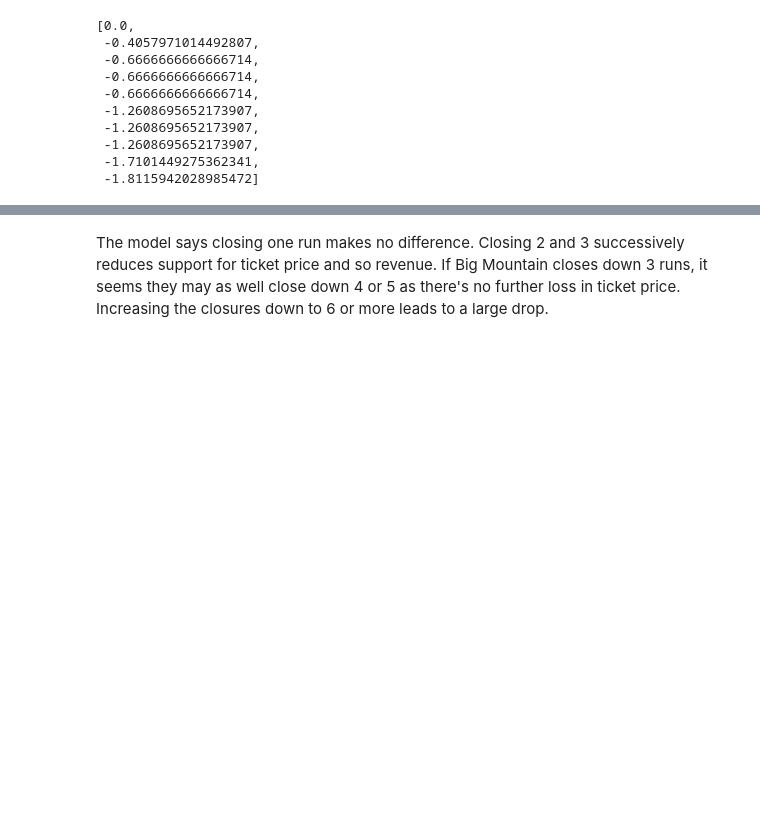
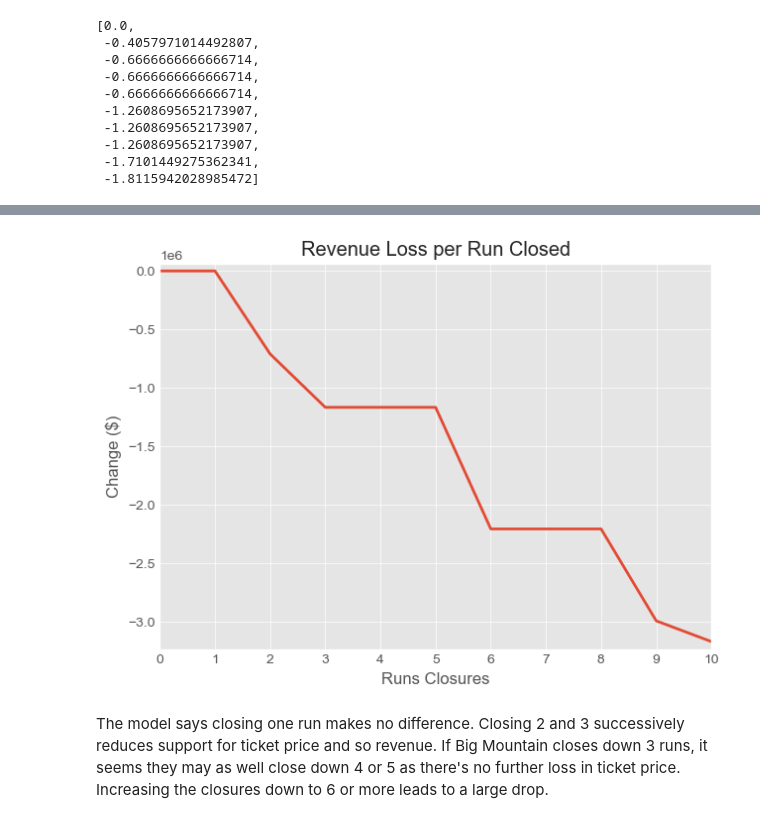
Before and after one commit to Jewdah18/Capstone-1, a Jupyter notebook: Notebooks/05_modeling.ipynb, the cells around one changed output, grey strips where cells are left out. Saved outputs shown, nothing was run; the diff lists cells and outputs as text; code cells hidden in the pictures; blank space fills up the shorter version.

Commit message:
Added a Better Graph of Revenue Loss per Run Closure

```diff
--- a/Notebooks/05_modeling.ipynb
+++ b/Notebooks/05_modeling.ipynb
@@ -355,4 +358,17 @@ ax[1].set(xlabel='Runs closed', ylabel='Change ($)', title='Revenue');
 [figure]
+# %%
+rc0 = pd.concat([pd.Series([0]), pd.Series(runs_closed)])
+rd0 = pd.concat([pd.Series([0]), pd.Series(revenue_deltas)])
+plt.plot(rc0, rd0)
+plt.xlabel('Runs Closures')
+plt.ylabel('Change ($)')
+plt.title('Revenue Loss per Run Closed')
+plt.xticks(range(11))
+plt.margins(x = 0, y = .02)
+plt.gca().xaxis.grid(True)
+plt.style.use('ggplot')
+# %% [output]
+[figure, added]
 # %% [markdown]
 The model says closing one run makes no difference. Closing 2 and 3 successively reduces support for ticket price and so revenue. If Big Mountain closes down 3 runs, it seems they may as well close down 4 or 5 as there's no further loss in ticket price. Increasing the closures down to 6 or more leads to a large drop.
 # %% [markdown]
```
Also changed, not shown: parts of 1 cell of this notebook.
